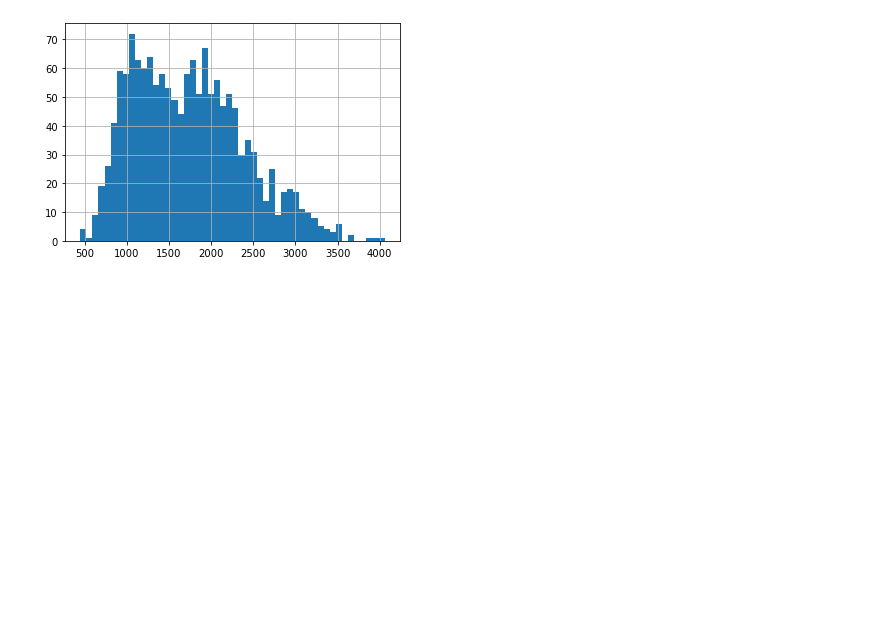
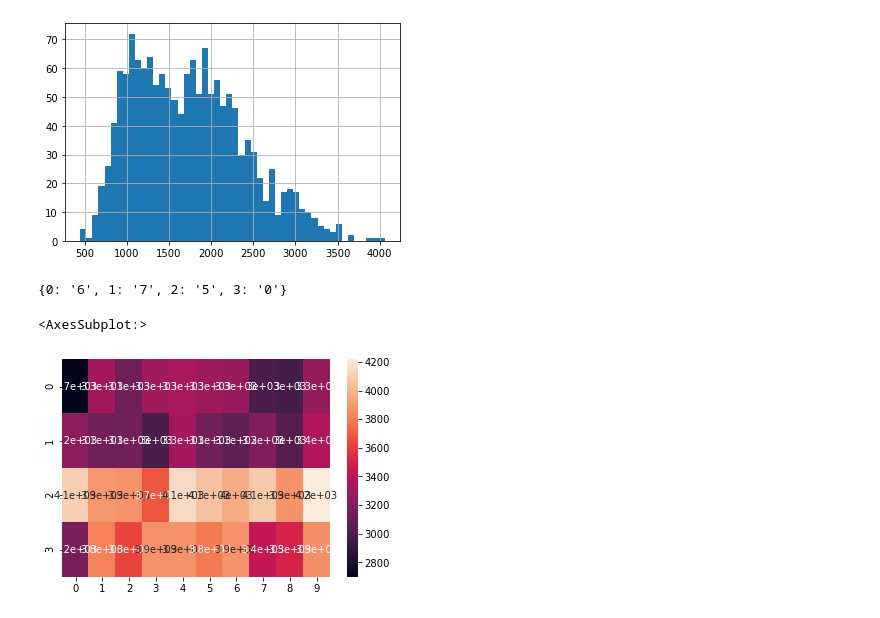
Before and after one commit to terrencetao/Acoustic_GNN, a Jupyter notebook: EDA_dataset.ipynb, the cells around one changed output. Saved outputs shown, nothing was run; the diff lists cells and outputs as text; code cells hidden in the pictures; blank space fills up the shorter version.

```diff
--- a/EDA_dataset.ipynb
+++ b/EDA_dataset.ipynb
@@ -148,3 +152,20 @@ df[(df['label1']==df['label2'])&(df['id_node_1']!=df['id_node_2'])]["distance"].
 # %% [output]
 <AxesSubplot:>
 [figure]
+# %%
+label = pd.unique(df['label1'])
+matrix = np.zeros((4,10))
+res =df.groupby(['label1','label2'])["distance"].max()
+class_idx ={}
+for i,l in enumerate(label):
+    matrix[i] = list(res[l])
+    class_idx[i]=l
+# %%
+class_idx
+# %% [output]
+{0: '6', 1: '7', 2: '5', 3: '0'}
+# %%
+sns.heatmap(matrix, annot = True)
+# %% [output]
+<AxesSubplot:>
+[figure, added]
```
Also changed, not shown: parts of 4 cells of this notebook, 9 other files.
